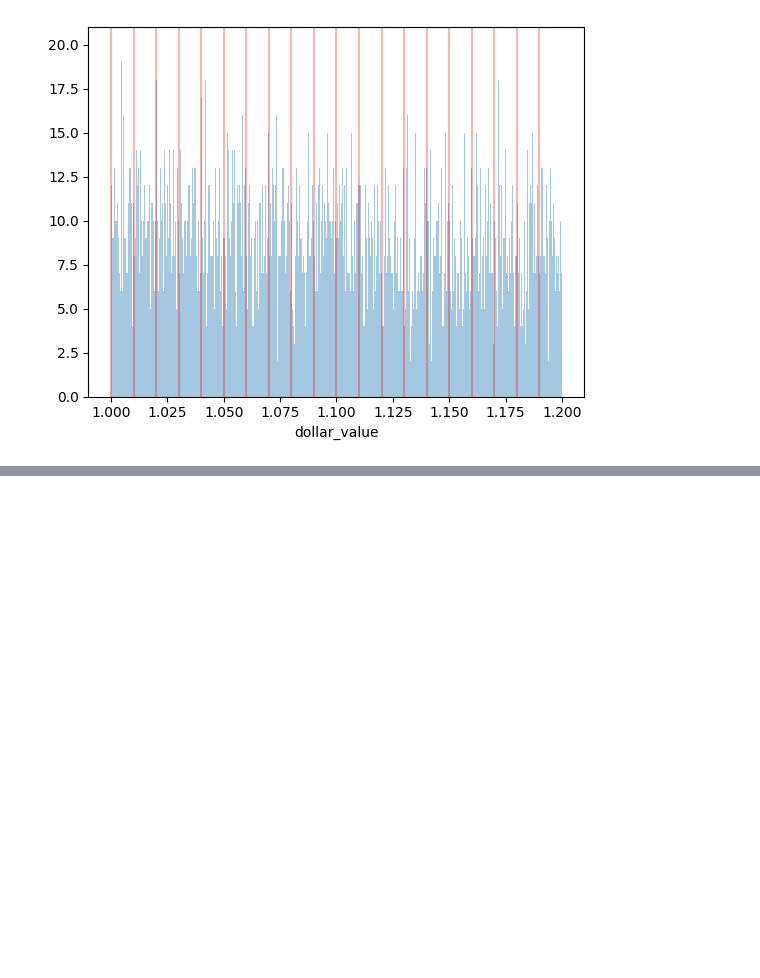
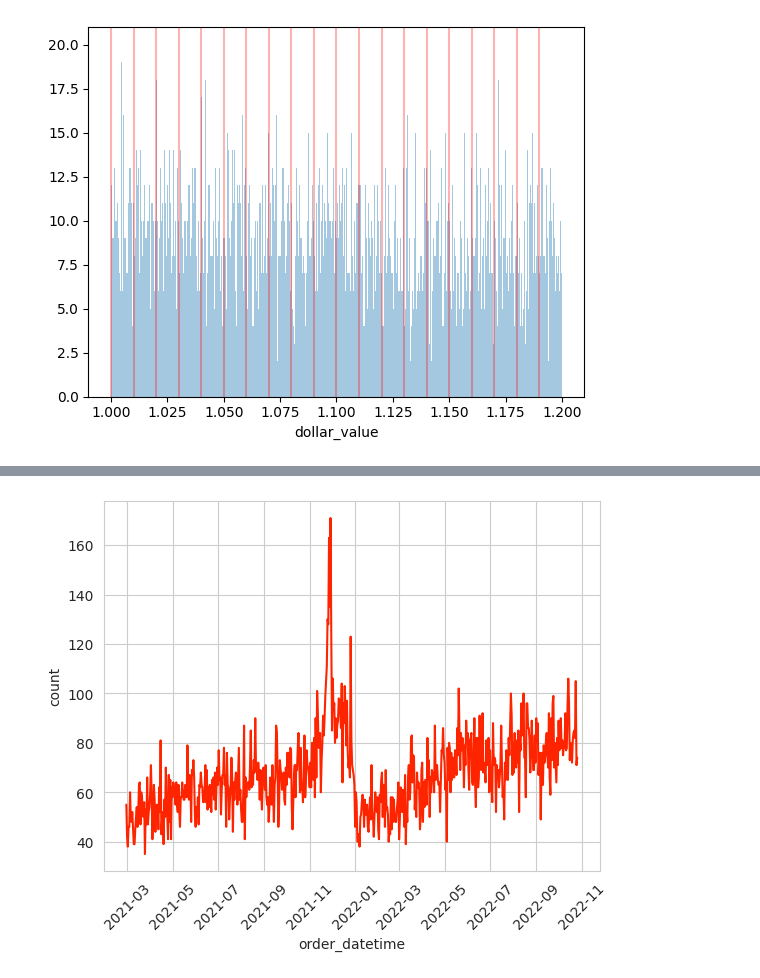
Before and after one commit to godfather-is-me/BNPL-Ranker, a Jupyter notebook: notebooks/initial.ipynb, the cells around one changed output, grey strips where cells are left out. Cells and saved outputs as stored; diff of their text form; code cells hidden in the pictures; blank space fills up the shorter version.

```diff
--- a/notebooks/initial.ipynb
+++ b/notebooks/initial.ipynb
@@ -426,0 +453,3 @@ https://gist.github.com/mwaskom/de44147ed2974457ad6372750bbe5751
+# %%
+datetime_constant_pd["order_datetime"] = pd.to_datetime(datetime_constant_pd["order_datetime"])
+datetime_constant_pd.info()
@@ -426,0 +466,7 @@ https://gist.github.com/mwaskom/de44147ed2974457ad6372750bbe5751
+# %%
+sns.lineplot(x="order_datetime", y="count", data=datetime_constant_pd.sort_values(by="order_datetime"))
+
+plt.xticks(rotation=45)
+plt.show()
+# %% [output]
+[figure, added]
```
Also changed, not shown: parts of 10 cells of this notebook.
